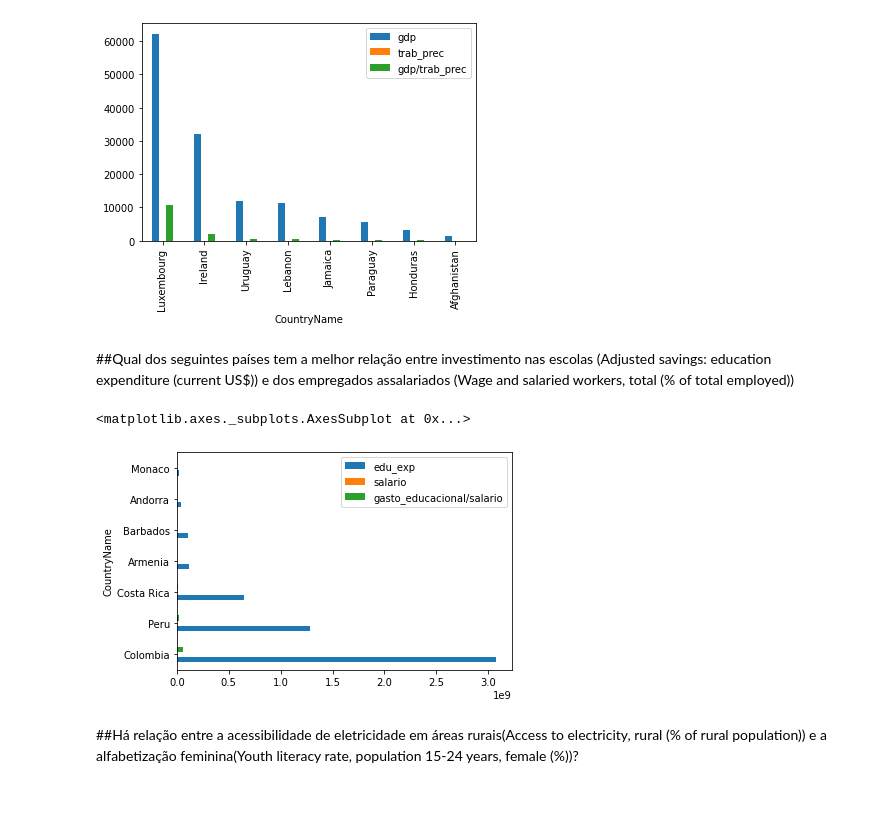
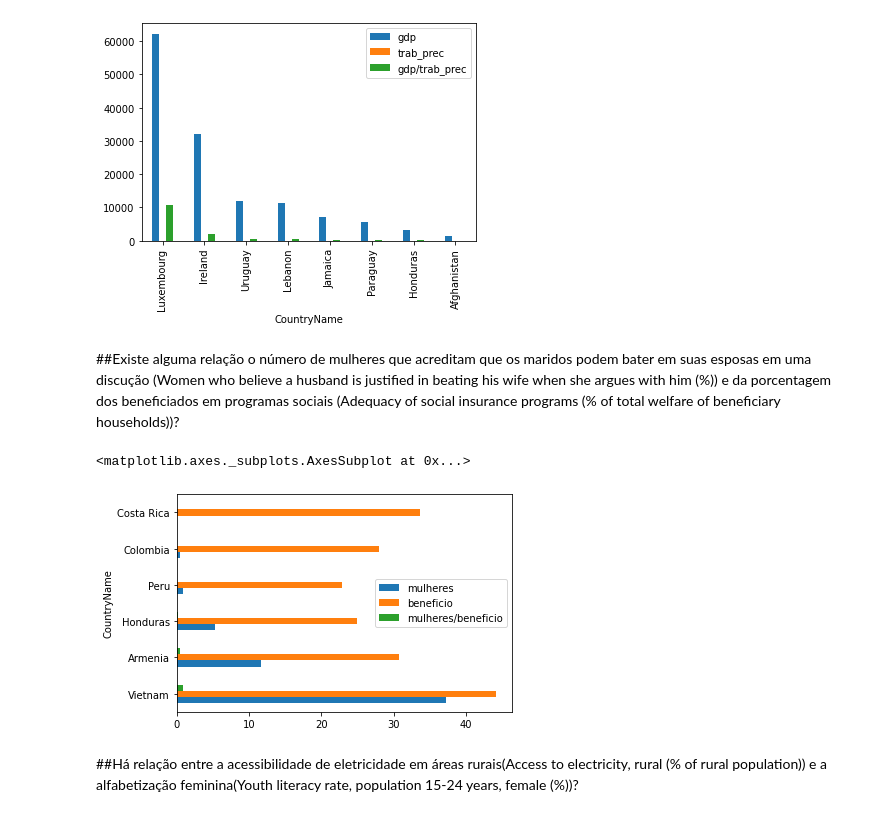
Before and after one commit to MrVeidt/Prova-01-Data-Science, a Jupyter notebook: Prova1.ipynb, the cells around one changed output. Saved outputs shown, nothing was run; the diff lists cells and outputs as text; code cells hidden in the pictures.

```diff
--- a/Prova1.ipynb
+++ b/Prova1.ipynb
@@ -153,20 +152,20 @@ gdp_trab_prec.sort_values('gdp/trab_prec',ascending=False).plot.bar()
 # %% [output]
 <matplotlib.axes._subplots.AxesSubplot at 0x...>
 [figure]
-# %% [markdown]
-##Qual dos seguintes países tem a melhor relação entre investimento nas escolas (Adjusted savings: education expenditure (current US$)) e dos empregados assalariados (Wage and salaried workers, total (% of total employed))
+# %% [markdown]
+##Existe alguma relação o número de mulheres que acreditam que os maridos podem bater em suas esposas em uma discução (Women who believe a husband is justified in beating his wife when she argues with him (%)) e da porcentagem dos beneficiados em programas sociais (Adequacy of social insurance programs (% of total welfare of beneficiary households))?
 # %%
-paises6 = ['Armenia', 'Costa Rica', 'Barbados', 'Monaco', 'Andorra', 'Vietnam', 'Colombia', 'Peru']
+paises6 = ['Armenia', 'Costa Rica', 'Honduras', 'Belgium', 'Luxembourg', 'Vietnam', 'Colombia', 'Peru']
 # %%
-edu_exp = df[(df['IndicatorName'] == 'Adjusted savings: education expenditure (current US$)') & (df['CountryName'].isin(paises6))]
-salario = df[(df['IndicatorName'] == 'Wage and salaried workers, total (% of total employed)') & (df['CountryName'].isin(paises6))]
+esposa = df[(df['IndicatorName'] == 'Women who believe a husband is justified in beating his wife when she argues with him (%)') & (df['CountryName'].isin(paises6))]
+bolsa = df[(df['IndicatorName'] == 'Adequacy of social insurance programs (% of total welfare of beneficiary households)') & (df['CountryName'].isin(paises6))]
 
-edu_exp_salario = pd.DataFrame(data={'edu_exp':edu_exp.groupby(['CountryName']).Value.mean(),'salario':salario.groupby(['CountryName']).Value.mean(),'gasto_educacional/salario':edu_exp.groupby(['CountryName']).Value.mean()/salario.groupby(['CountryName']).Value.mean()})
+esposa_per_beneficio = pd.DataFrame(data={'mulheres':esposa.groupby(['CountryName']).Value.mean(),'beneficio':bolsa.groupby(['CountryName']).Value.mean(),'mulheres/beneficio':esposa.groupby(['CountryName']).Value.mean()/bolsa.groupby(['CountryName']).Value.mean()})
 # %%
-edu_exp_salario.sort_values('gasto_educacional/salario',ascending=False).plot.barh()
+esposa_per_beneficio.sort_values('mulheres/beneficio',ascending=False).plot.barh()
 # %% [output]
 <matplotlib.axes._subplots.AxesSubplot at 0x...>
-[figure, old version]
+[figure, new version]
 # %% [markdown]
 ##Há relação entre a acessibilidade de eletricidade em áreas rurais(Access to electricity, rural (% of rural population)) e a alfabetização feminina(Youth literacy rate, population 15-24 years, female (%))?
 # %%
```
Also changed, not shown: parts of 1 cell of this notebook.
